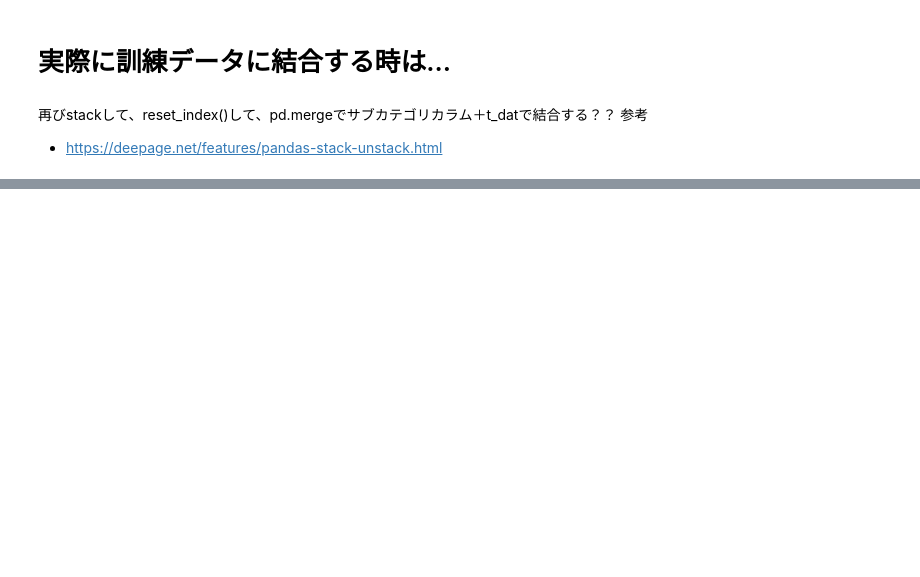
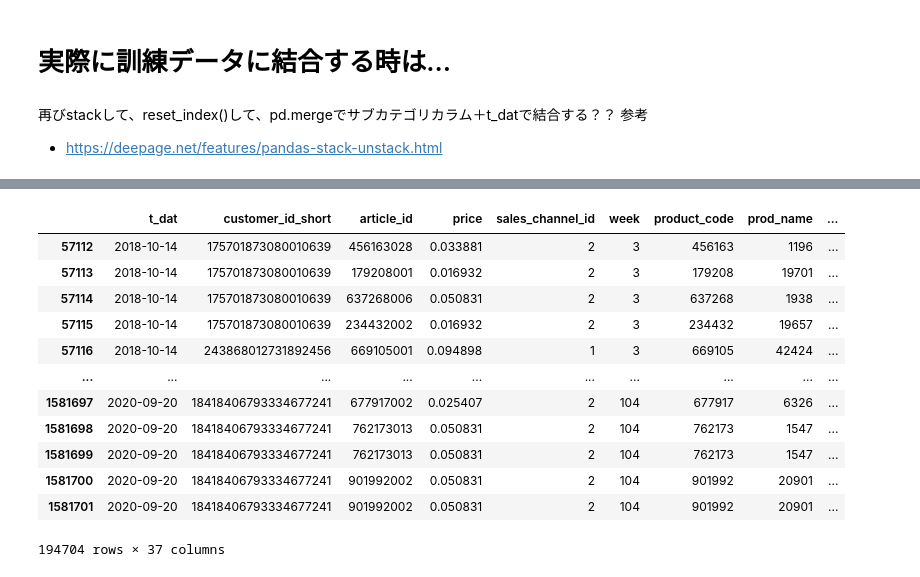
Before and after one commit to morinota/H_and_M_Personalized_Fashion_Recommendations, a Jupyter notebook: feature/item_feature.ipynb, the cells around one changed output, grey strips where cells are left out. Cells and saved outputs as stored; diff of their text form; code cells hidden in the pictures; blank space fills up the shorter version.

```diff
--- a/feature/item_feature.ipynb
+++ b/feature/item_feature.ipynb
@@ -187,6 +189,9 @@ t_dat
 2020-09-01    [806131002, 734922001, 812898002, 818754007, 8...
 Freq: MS, Name: article_id, dtype: object
 # %%
-df_item_sales_timeseries = df_t.groupby(by=['article_id', pd.Grouper(key='t_dat', freq="MS")])['customer_id_short'].count()
+df_item_sales_timeseries = df_t.groupby(by=['article_id', pd.Grouper(key='t_dat', freq="W")])['customer_id_short'].count()
 df_item_sales_timeseries.head()
+
+df_item_sales_timeseries = df_item_sales_timeseries.unstack(fill_value=0)
+df_item_sales_timeseries.head()
 # %% [output]
@@ -573,0 +567,5 @@ df_sample.stack().reset_index().rename(columns={0:'count'})
+# %%
+# 過去三期平均(前期まで)のローリング特徴量を作ってみる。
+df_sales_timeseries_lag = df_item_sales_timeseries.shift(1, axis=1).rolling(window=3, axis=1).mean()
+
+df_sales_timeseries_lag = df_sales_timeseries_lag.stack().reset_index().rename(columns={0:'rollmean_5week_salescount_article_id'})
@@ -573,0 +589,7 @@ df_sample.stack().reset_index().rename(columns={0:'count'})
+# %%
+df_t_joined = pd.merge(
+    df_t, df_sales_timeseries_lag,
+    # 結合する時に、
+    on=['article_id', 't_dat'],
+    how='left')
+df_t_joined.head()
@@ -573,0 +604,16 @@ df_sample.stack().reset_index().rename(columns={0:'count'})
+# %%
+df_t_joined[~df_t_joined["rollmean_5week_salescount_article_id"].isna()]
+# %% [output]
+|  | t_dat | customer_id_short | article_id | price | sales_channel_id | week | product_code | prod_name | ... |
+| 57112 | 2018-10-14 | 175701873080010639 | 456163028 | 0.033881 | 2 | 3 | 456163 | 1196 | ... |
+| 57113 | 2018-10-14 | 175701873080010639 | 179208001 | 0.016932 | 2 | 3 | 179208 | 19701 | ... |
+| 57114 | 2018-10-14 | 175701873080010639 | 637268006 | 0.050831 | 2 | 3 | 637268 | 1938 | ... |
+| 57115 | 2018-10-14 | 175701873080010639 | 234432002 | 0.016932 | 2 | 3 | 234432 | 19657 | ... |
+| 57116 | 2018-10-14 | 243868012731892456 | 669105001 | 0.094898 | 1 | 3 | 669105 | 42424 | ... |
+| ... | ... | ... | ... | ... | ... | ... | ... | ... | ... |
+| 1581697 | 2020-09-20 | 18418406793334677241 | 677917002 | 0.025407 | 2 | 104 | 677917 | 6326 | ... |
+| 1581698 | 2020-09-20 | 18418406793334677241 | 762173013 | 0.050831 | 2 | 104 | 762173 | 1547 | ... |
+| 1581699 | 2020-09-20 | 18418406793334677241 | 762173013 | 0.050831 | 2 | 104 | 762173 | 1547 | ... |
+| 1581700 | 2020-09-20 | 18418406793334677241 | 901992002 | 0.050831 | 2 | 104 | 901992 | 20901 | ... |
+| 1581701 | 2020-09-20 | 18418406793334677241 | 901992002 | 0.050831 | 2 | 104 | 901992 | 20901 | ... |
+194704 rows × 37 columns
```
Also changed, not shown: parts of 8 cells of this notebook, 2 other files.
